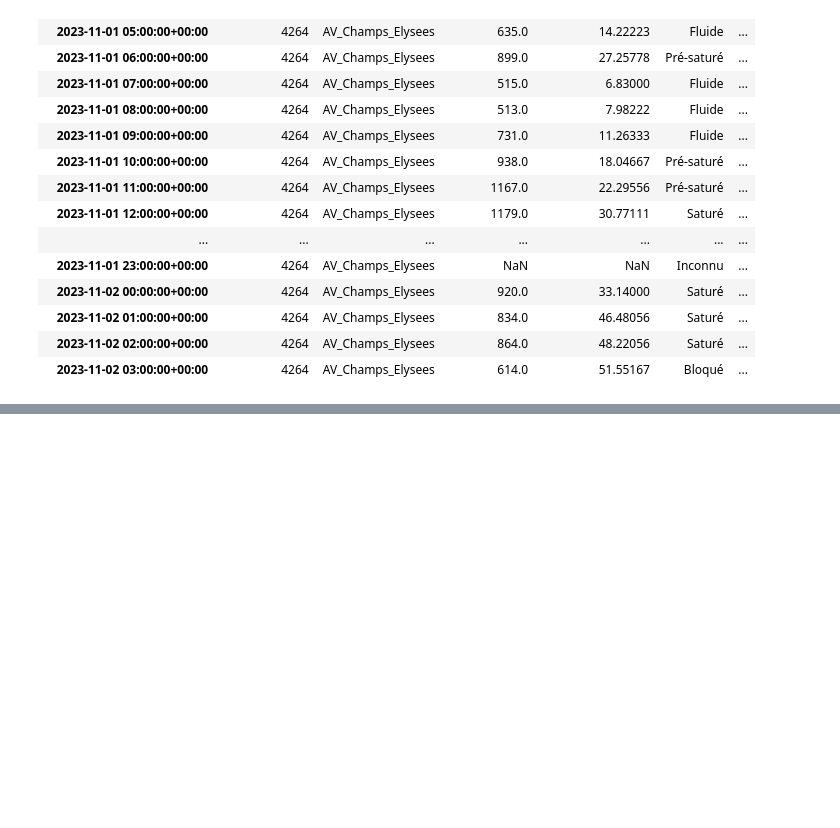
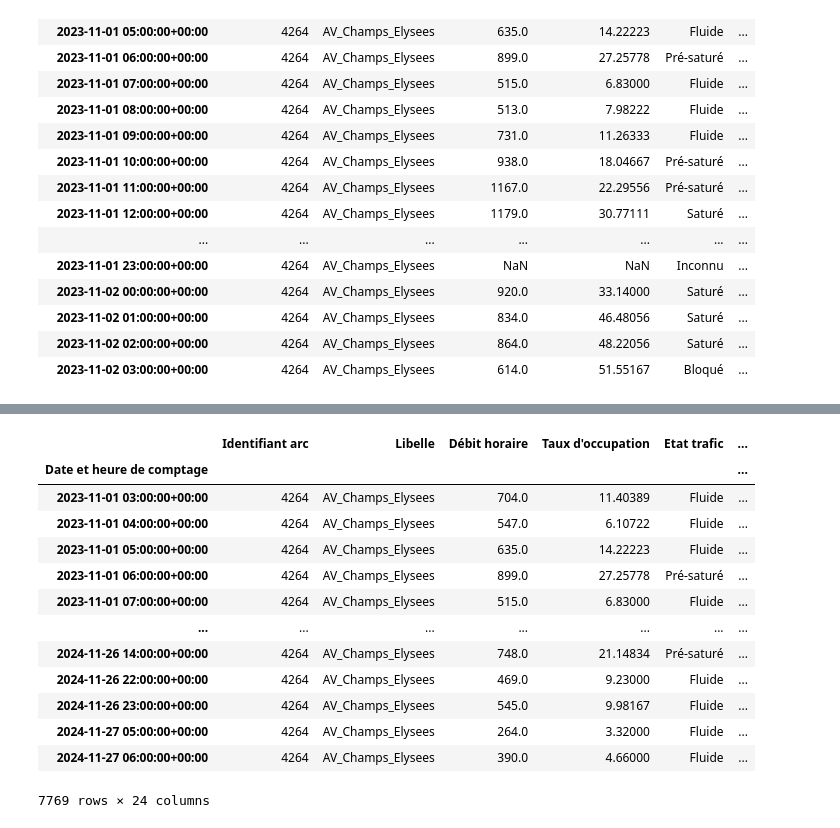
Before and after one commit to louisgthier/paris-traffic-prediction, a Jupyter notebook: pierre_ea.ipynb, the cells around one changed output, grey strips where cells are left out. Drawn from its saved outputs; the diff is of its cells as text; code cells hidden in the pictures; blank space fills up the shorter version.

```diff
--- a/pierre_ea.ipynb
+++ b/pierre_ea.ipynb
@@ -150,0 +184,29 @@ raw_df.head(25)
+# %%
+data = raw_df.copy()
+
+data['year'] = data.index.year
+data['month'] = data.index.month
+data['day'] = data.index.day
+data['hour'] = data.index.hour
+data['day_of_week'] = data.index.dayofweek
+data['is_weekend'] = data['day_of_week'].apply(lambda x: 1 if x >= 5 else 0)
+
+# Supprimer ou imputer les valeurs manquantes
+data = data.dropna(subset=['Débit horaire', 'PRCP', 'SNWD', 'TMAX'])
+
+data
+# %% [output]
+|  | Identifiant arc | Libelle | Débit horaire | Taux d'occupation | Etat trafic | ... |
+| Date et heure de comptage |  |  |  |  |  | ... |
+| 2023-11-01 03:00:00+00:00 | 4264 | AV_Champs_Elysees | 704.0 | 11.40389 | Fluide | ... |
+| 2023-11-01 04:00:00+00:00 | 4264 | AV_Champs_Elysees | 547.0 | 6.10722 | Fluide | ... |
+| 2023-11-01 05:00:00+00:00 | 4264 | AV_Champs_Elysees | 635.0 | 14.22223 | Fluide | ... |
+| 2023-11-01 06:00:00+00:00 | 4264 | AV_Champs_Elysees | 899.0 | 27.25778 | Pré-saturé | ... |
+| 2023-11-01 07:00:00+00:00 | 4264 | AV_Champs_Elysees | 515.0 | 6.83000 | Fluide | ... |
+| ... | ... | ... | ... | ... | ... | ... |
+| 2024-11-26 14:00:00+00:00 | 4264 | AV_Champs_Elysees | 748.0 | 21.14834 | Pré-saturé | ... |
+| 2024-11-26 22:00:00+00:00 | 4264 | AV_Champs_Elysees | 469.0 | 9.23000 | Fluide | ... |
+| 2024-11-26 23:00:00+00:00 | 4264 | AV_Champs_Elysees | 545.0 | 9.98167 | Fluide | ... |
+| 2024-11-27 05:00:00+00:00 | 4264 | AV_Champs_Elysees | 264.0 | 3.32000 | Fluide | ... |
+| 2024-11-27 06:00:00+00:00 | 4264 | AV_Champs_Elysees | 390.0 | 4.66000 | Fluide | ... |
+7769 rows × 24 columns
```
Also changed, not shown: parts of 7 cells of this notebook.
